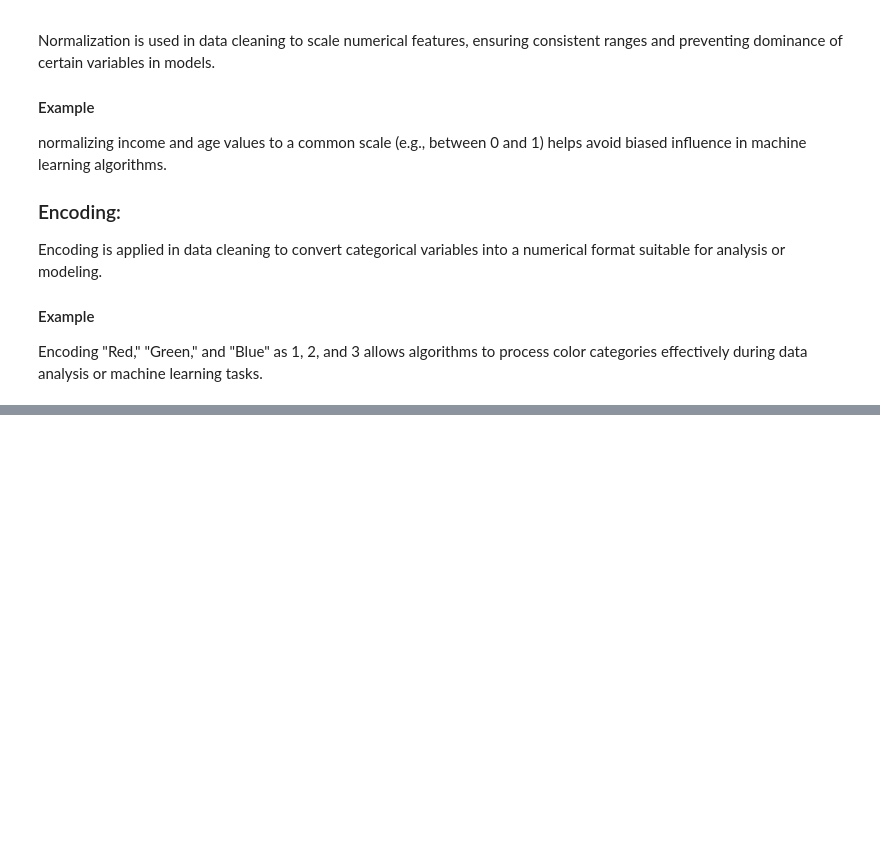
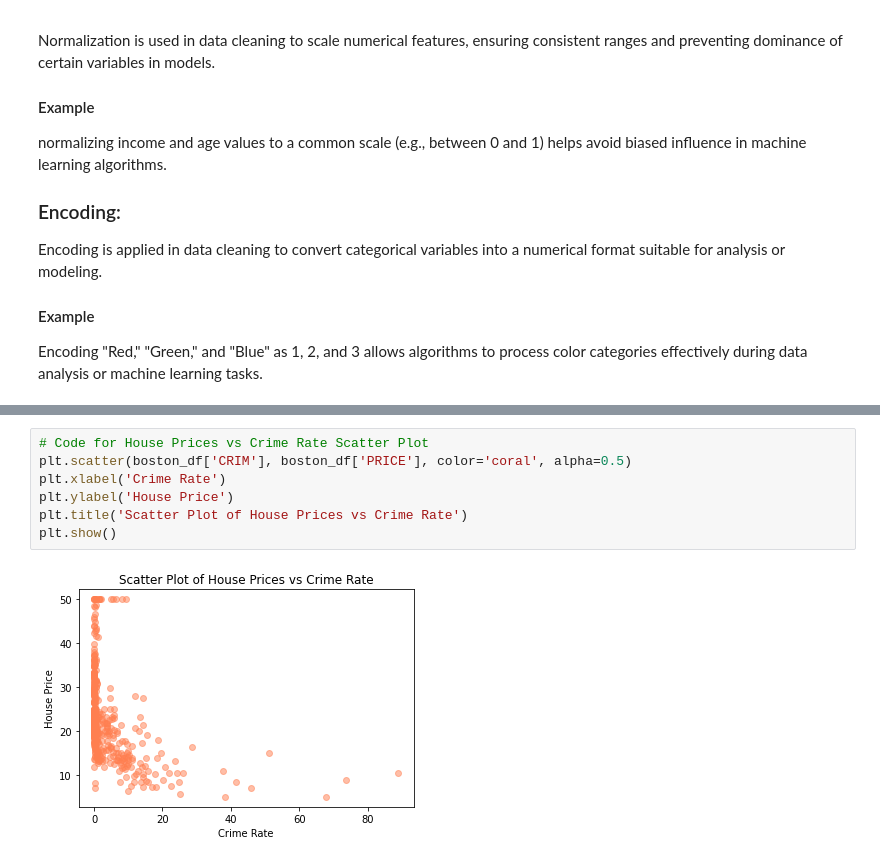
Before and after one commit to akashvarun10/INFO-7390-Coursework, a Jupyter notebook: Understanding Data/Understanding Data.ipynb, the cells around one changed output, grey strips where cells are left out. Saved outputs shown, nothing was run; the diff lists cells and outputs as text; blank space fills up the shorter version.

```diff
--- a/Understanding Data/Understanding Data.ipynb
+++ b/Understanding Data/Understanding Data.ipynb
@@ -190,0 +386,9 @@ Encoding is applied in data cleaning to convert categorical variables into a num
+# %%
+# Code for House Prices vs Crime Rate Scatter Plot
+plt.scatter(boston_df['CRIM'], boston_df['PRICE'], color='coral', alpha=0.5)
+plt.xlabel('Crime Rate')
+plt.ylabel('House Price')
+plt.title('Scatter Plot of House Prices vs Crime Rate')
+plt.show()
+# %% [output]
+[figure, added]
```
Also changed, not shown: parts of 42 cells of this notebook, 1 other file.
